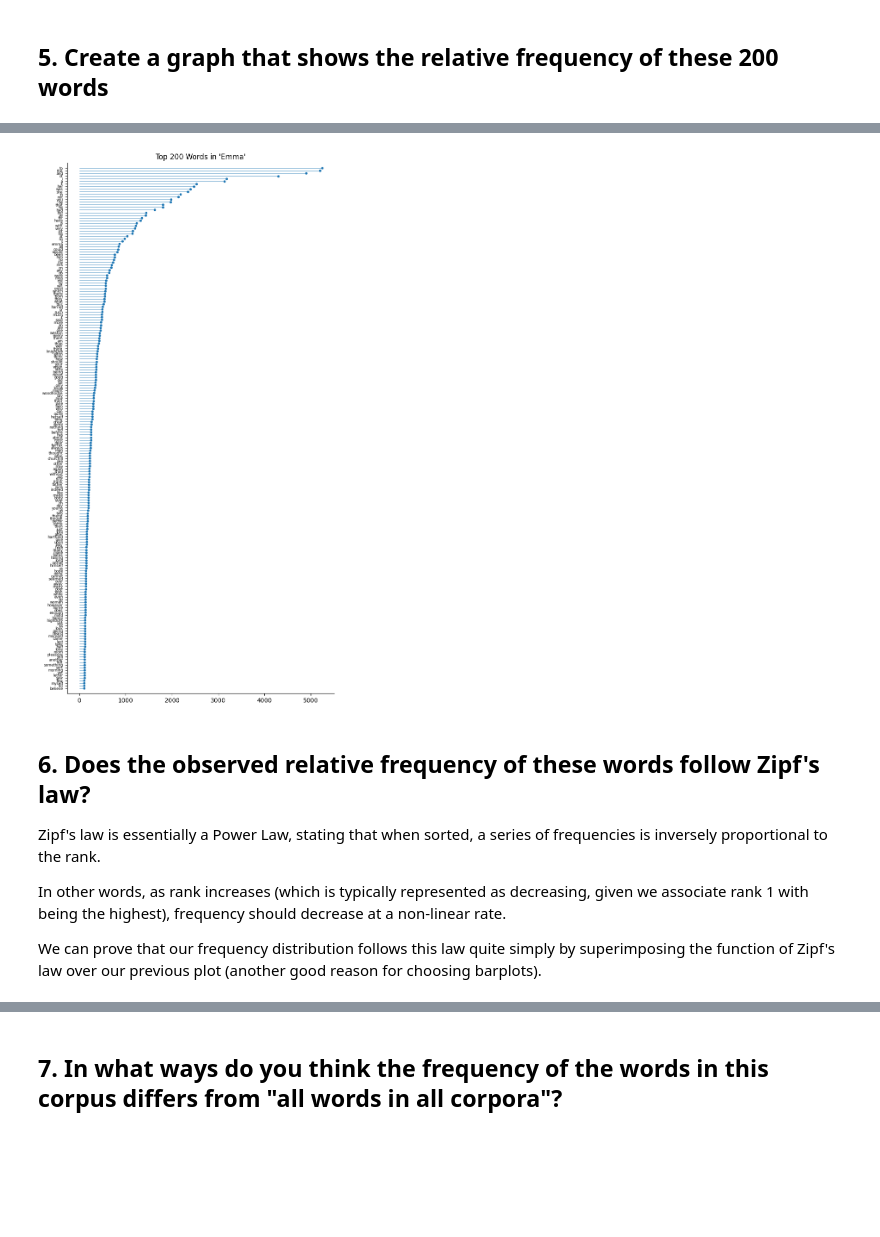
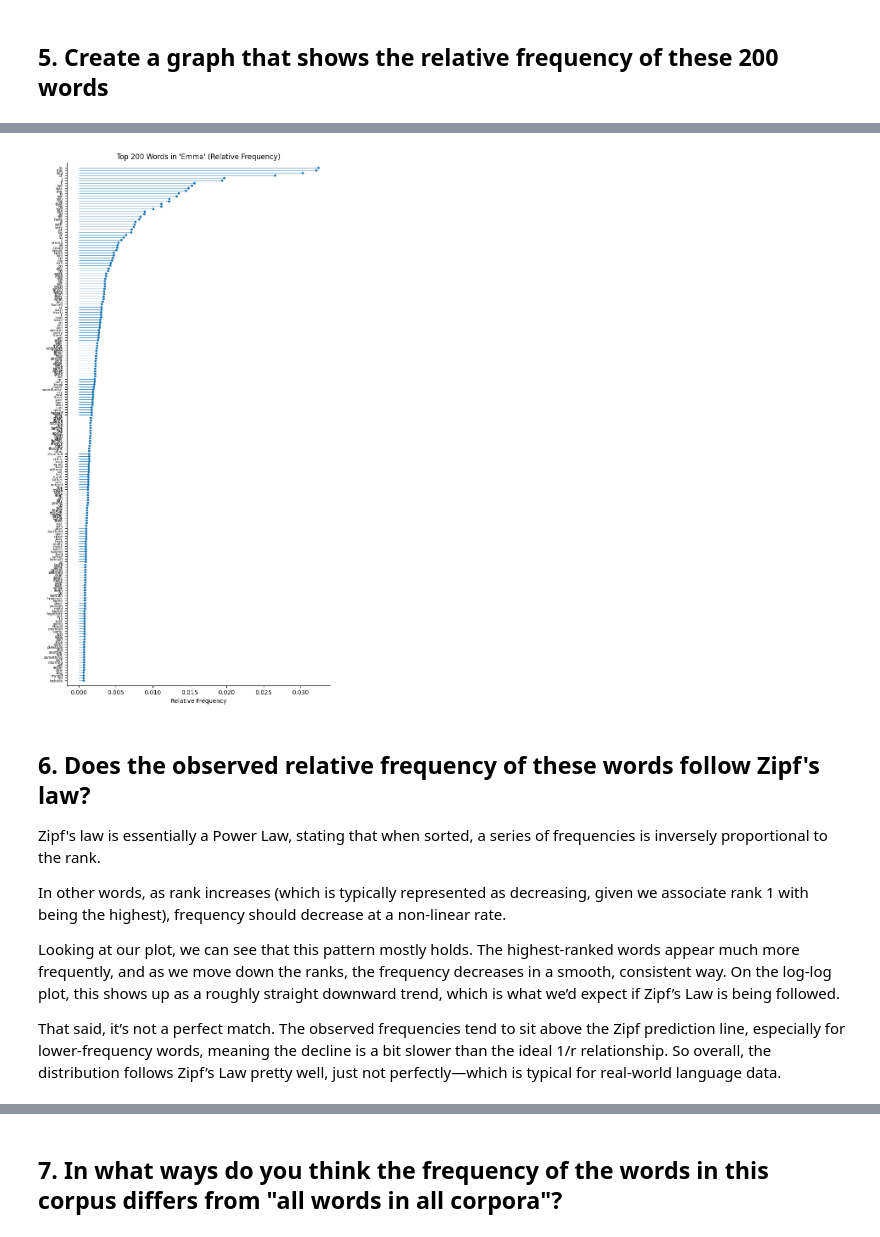
Before and after one commit to kevinhav/data_620, a Jupyter notebook: assignment5/assignment5.ipynb, the cells around one changed output, grey strips where cells are left out. Drawn from its saved outputs; the diff is of its cells as text; code cells hidden in the pictures; blank space fills up the shorter version.

```diff
--- a/assignment5/assignment5.ipynb
+++ b/assignment5/assignment5.ipynb
@@ -92,16 +92,20 @@ Unsurprisingly, stop words are the most common.
 # %%
+df_top_200["Relative Frequency"] = df_top_200["Frequency"] / total_words
 fig, ax = plt.subplots(figsize=(8, 16))
 
-ax.hlines(df_top_200["Word"], 0, df_top_200["Frequency"], linewidth=0.6)
-ax.plot(df_top_200["Frequency"], df_top_200["Word"], "o", markersize=3)
+ax.hlines(df_top_200["Word"], 0, df_top_200["Relative Frequency"], linewidth=0.6)
+ax.plot(df_top_200["Relative Frequency"], df_top_200["Word"], "o", markersize=3)
+
 ax.tick_params(axis="y", labelsize=6)
 ax.invert_yaxis()
-ax.set_title("Top 200 Words in 'Emma'")
+ax.set_title("Top 200 Words in 'Emma' (Relative Frequency)")
+ax.set_xlabel("Relative Frequency")
 ax.margins(y=0.01)
+
 ax.spines["top"].set_visible(False)
 ax.spines["right"].set_visible(False)
 # %% [output]
-[figure, old version]
+[figure, new version]
 # %% [markdown]
 ## 6. Does the observed relative frequency of these words follow Zipf's law?
 
@@ -109,5 +113,7 @@ Zipf's law is essentially a Power Law, stating that when sorted, a series of fre
 
 In other words, as rank increases (which is typically represented as decreasing, given we associate rank 1 with being the highest), frequency should decrease at a non-linear rate.
 
-We can prove that our frequency distribution follows this law quite simply by superimposing the function of Zipf's law over our previous plot (another good reason for choosing barplots).
+Looking at our plot, we can see that this pattern mostly holds. The highest-ranked words appear much more frequently, and as we move down the ranks, the frequency decreases in a smooth, consistent way. On the log-log plot, this shows up as a roughly straight downward trend, which is what we’d expect if Zipf’s Law is being followed.
+
+That said, it’s not a perfect match. The observed frequencies tend to sit above the Zipf prediction line, especially for lower-frequency words, meaning the decline is a bit slower than the ideal 1/r relationship. So overall, the distribution follows Zipf’s Law pretty well, just not perfectly—which is typical for real-world language data.
 # %%
```
Also changed, not shown: parts of 2 cells of this notebook.
